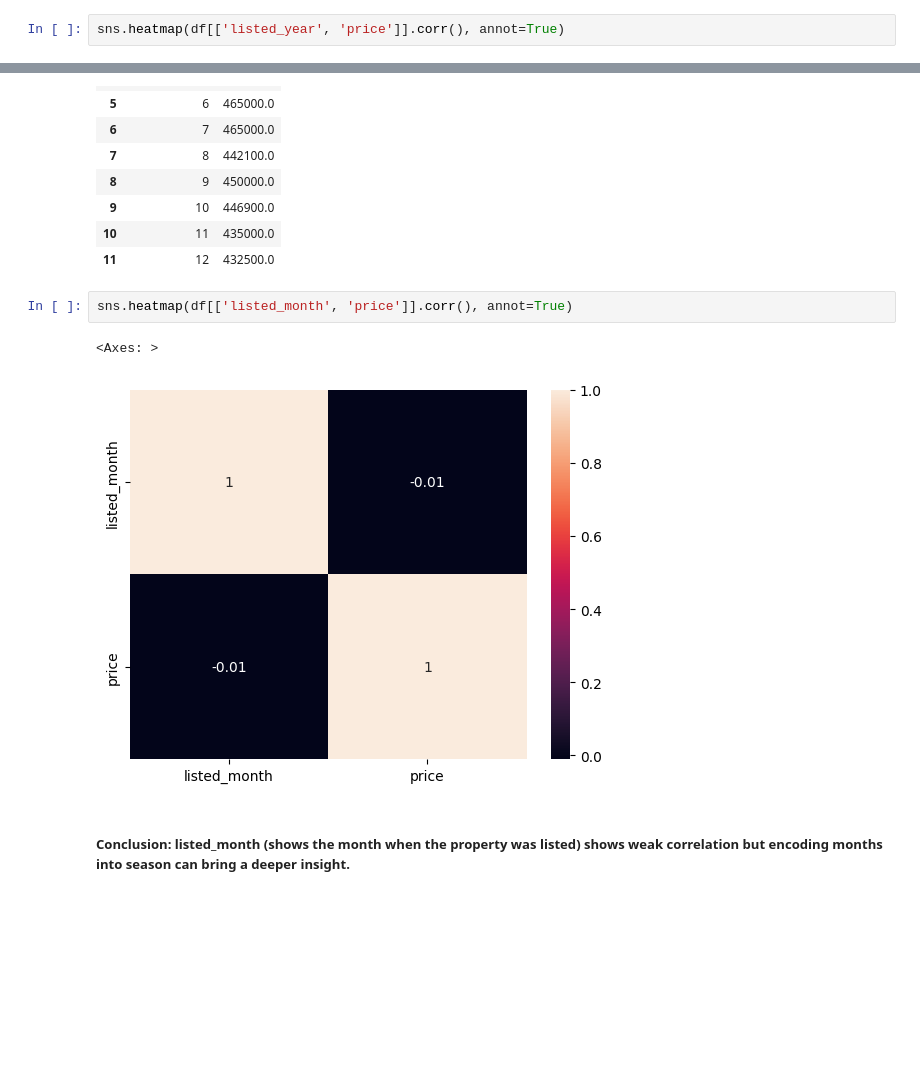
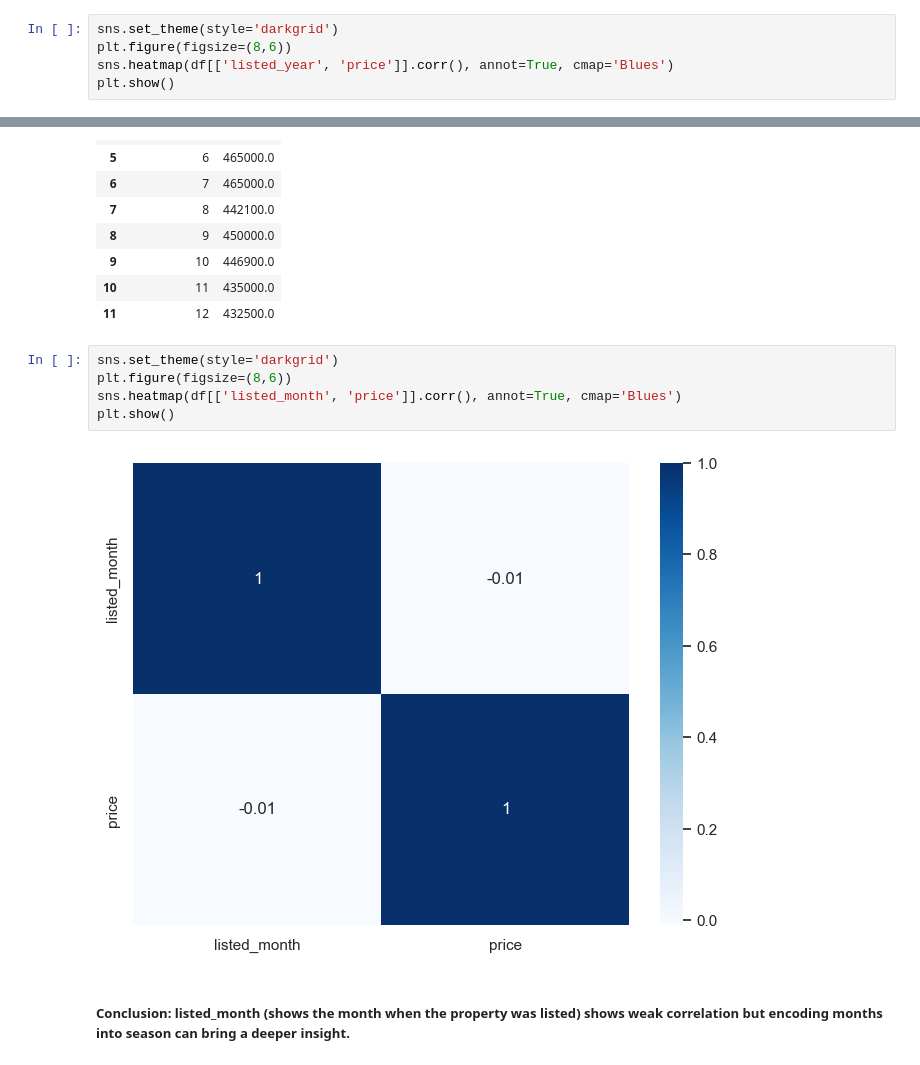
Before and after one commit to atharvadhumal03/HousingPrice-Prediction-MultipleRegression-Analysis, a Jupyter notebook: HousingPricePrediction_MLR.ipynb, the cells around one changed output, grey strips where cells are left out. Saved outputs shown, nothing was run; the diff lists cells and outputs as text; blank space fills up the shorter version.

```diff
--- a/HousingPricePrediction_MLR.ipynb
+++ b/HousingPricePrediction_MLR.ipynb
@@ -153,5 +153,8 @@ df.groupby('listed_year', as_index=False)['price'].median()
 | 0 | 2014 | 450000.0 |
 | 1 | 2015 | 450500.0 |
 # %%
-sns.heatmap(df[['listed_year', 'price']].corr(), annot=True)
+sns.set_theme(style='darkgrid')
+plt.figure(figsize=(8,6))
+sns.heatmap(df[['listed_year', 'price']].corr(), annot=True, cmap='Blues')
+plt.show()
 # %% [output]
@@ -184,10 +186,12 @@ df.groupby('listed_month', as_index=False)['price'].median()
 | 10 | 11 | 435000.0 |
 | 11 | 12 | 432500.0 |
 # %%
-sns.heatmap(df[['listed_month', 'price']].corr(), annot=True)
+sns.set_theme(style='darkgrid')
+plt.figure(figsize=(8,6))
+sns.heatmap(df[['listed_month', 'price']].corr(), annot=True, cmap='Blues')
+plt.show()
 # %% [output]
-<Axes: >
-[figure, old version]
+[figure, new version]
 # %% [markdown]
 ##### Conclusion: listed_month (shows the month when the property was listed) shows weak correlation but encoding months into season can bring a deeper insight.
 # %%
```
Also changed, not shown: parts of 17 cells of this notebook.
